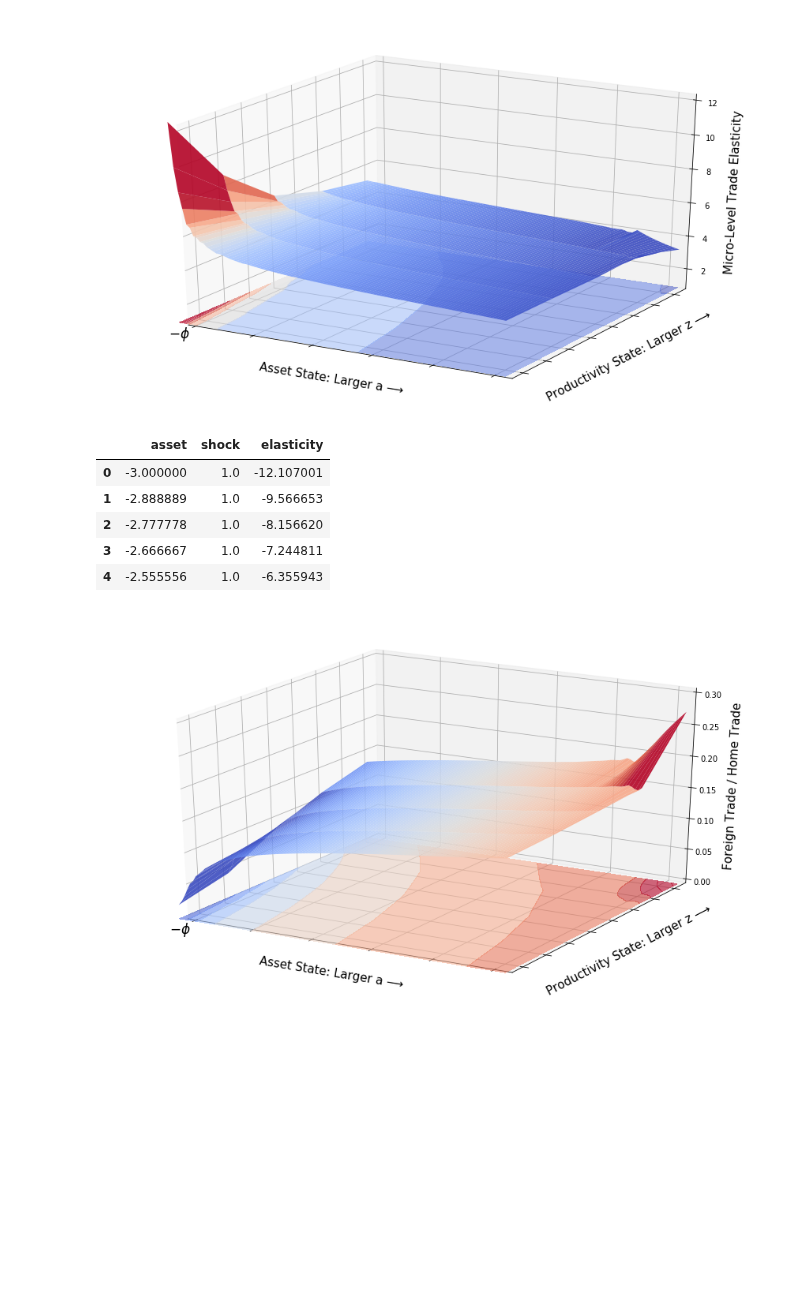
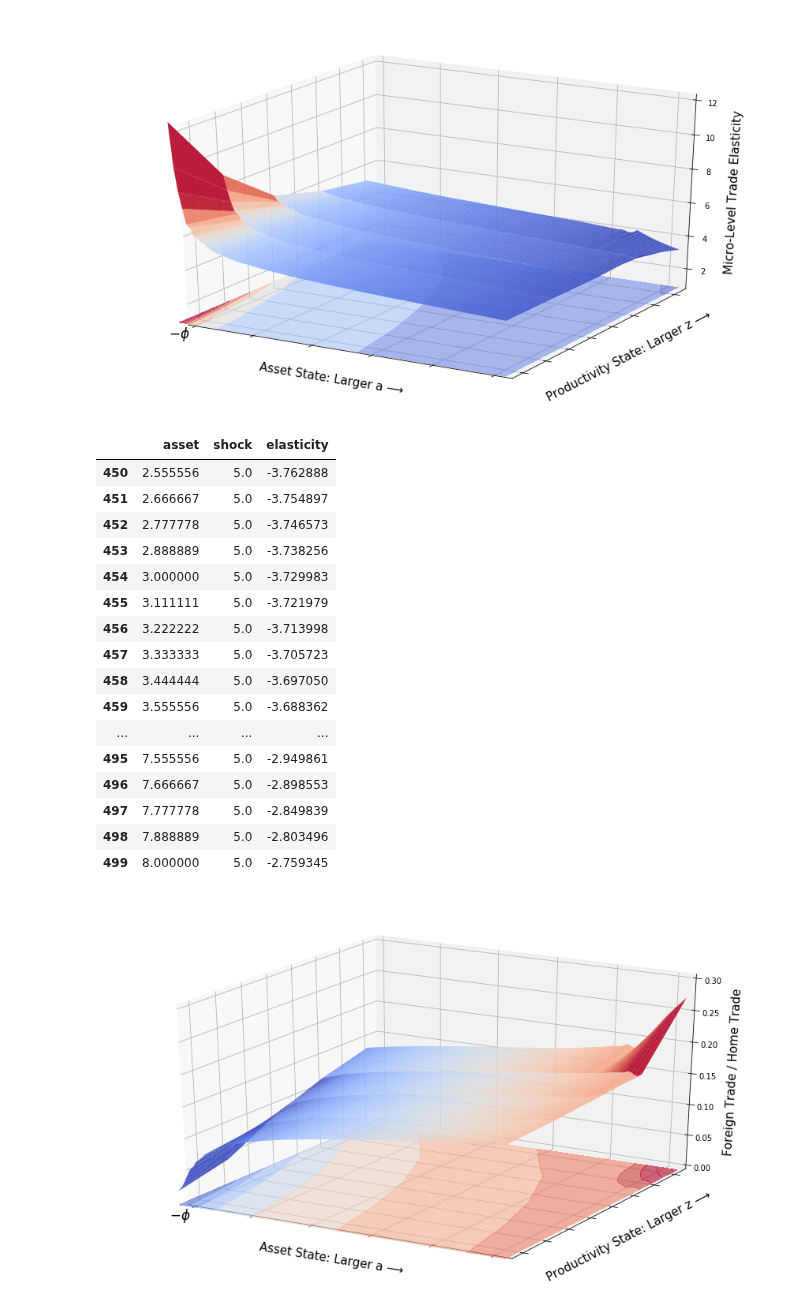
Before and after one commit to mwaugh0328/heterogeneous-agent-trade, a Jupyter notebook: notebooks/plot-elasticity.ipynb, the cells around one changed output. Drawn from its saved outputs; the diff is of its cells as text; code cells hidden in the pictures; blank space fills up the shorter version.

```diff
--- a/notebooks/plot-elasticity.ipynb
+++ b/notebooks/plot-elasticity.ipynb
@@ -67,15 +67,26 @@ plt.savefig("../notes/figures/micro-elasticity.pdf", bbox_inches = "tight", dip
 plt.show()
 # %% [output]
 [figure]
-# %%
-elasticity.head()
-# %% [output]
-|  | asset | shock | elasticity |
-| 0 | -3.000000 | 1.0 | -12.107001 |
-| 1 | -2.888889 | 1.0 | -9.566653 |
-| 2 | -2.777778 | 1.0 | -8.156620 |
-| 3 | -2.666667 | 1.0 | -7.244811 |
-| 4 | -2.555556 | 1.0 | -6.355943 |
+# %%
+elasticity.tail(50)
+# %% [output]
+|  | asset | shock | elasticity |
+| 450 | 2.555556 | 5.0 | -3.762888 |
+| 451 | 2.666667 | 5.0 | -3.754897 |
+| 452 | 2.777778 | 5.0 | -3.746573 |
+| 453 | 2.888889 | 5.0 | -3.738256 |
+| 454 | 3.000000 | 5.0 | -3.729983 |
+| 455 | 3.111111 | 5.0 | -3.721979 |
+| 456 | 3.222222 | 5.0 | -3.713998 |
+| 457 | 3.333333 | 5.0 | -3.705723 |
+| 458 | 3.444444 | 5.0 | -3.697050 |
+| 459 | 3.555556 | 5.0 | -3.688362 |
+| ... | ... | ... | ... |
+| 495 | 7.555556 | 5.0 | -2.949861 |
+| 496 | 7.666667 | 5.0 | -2.898553 |
+| 497 | 7.777778 | 5.0 | -2.849839 |
+| 498 | 7.888889 | 5.0 | -2.803496 |
+| 499 | 8.000000 | 5.0 | -2.759345 |
 # %%
 trade_share = pd.read_csv("trade_share.csv")
 # %%
```
Also changed, not shown: 2 other files.
